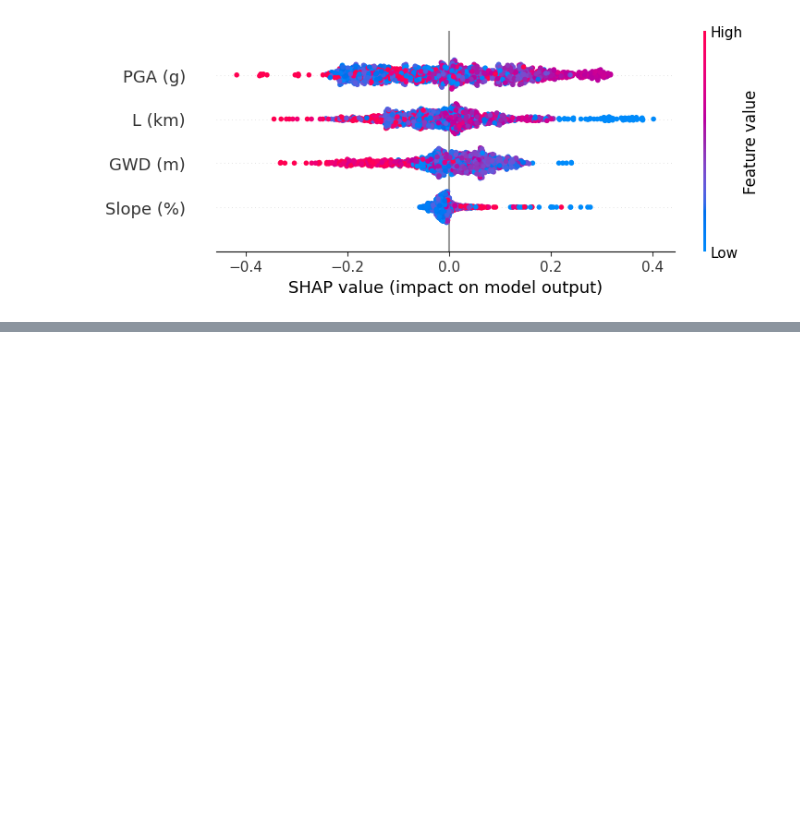
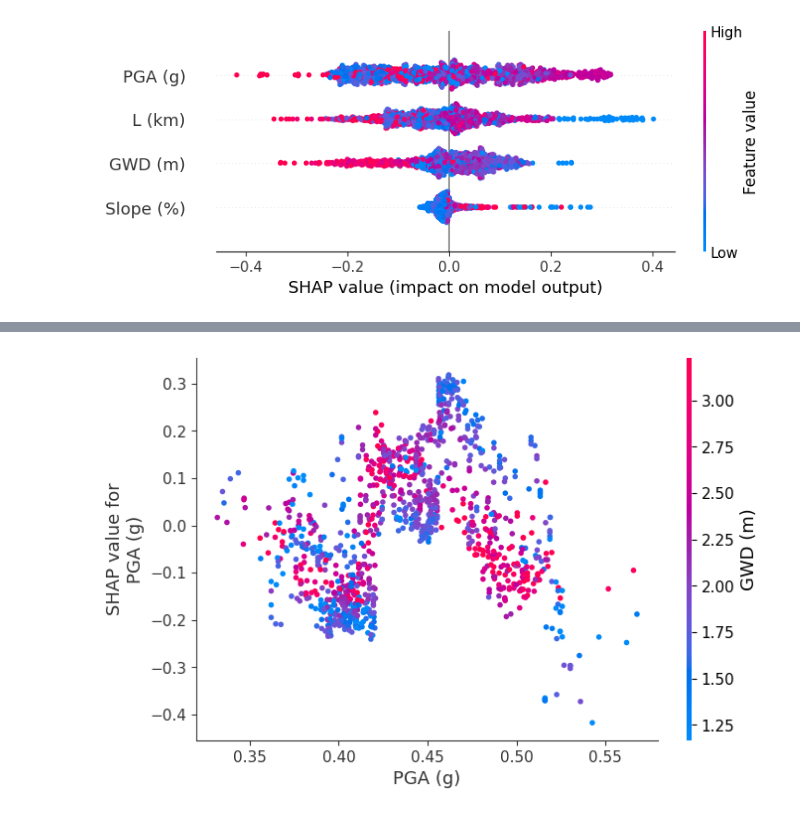
Before and after one commit to kks32-courses/ai-geotech, a Jupyter notebook: docs/00-mlp-dtree/00a-classification.ipynb, the cells around one changed output, grey strips where cells are left out. Saved outputs shown, nothing was run; the diff lists cells and outputs as text; code cells hidden in the pictures; blank space fills up the shorter version.

```diff
--- a/docs/00-mlp-dtree/00a-classification.ipynb
+++ b/docs/00-mlp-dtree/00a-classification.ipynb
@@ -1006,0 +1021,11 @@ shap.plots.beeswarm(shap_values[:,:,1])
+# %%
+# PGA vs GWD (Ground Water Depth) interaction
+shap.dependence_plot(
+    "PGA (g)",
+    shap_values[:,:,1].values,
+    X_test,
+    interaction_index="GWD (m)",
+    show=True
+)
+# %% [output]
+[figure, added]
```
Also changed, not shown: parts of 14 cells of this notebook, 5 other files.
